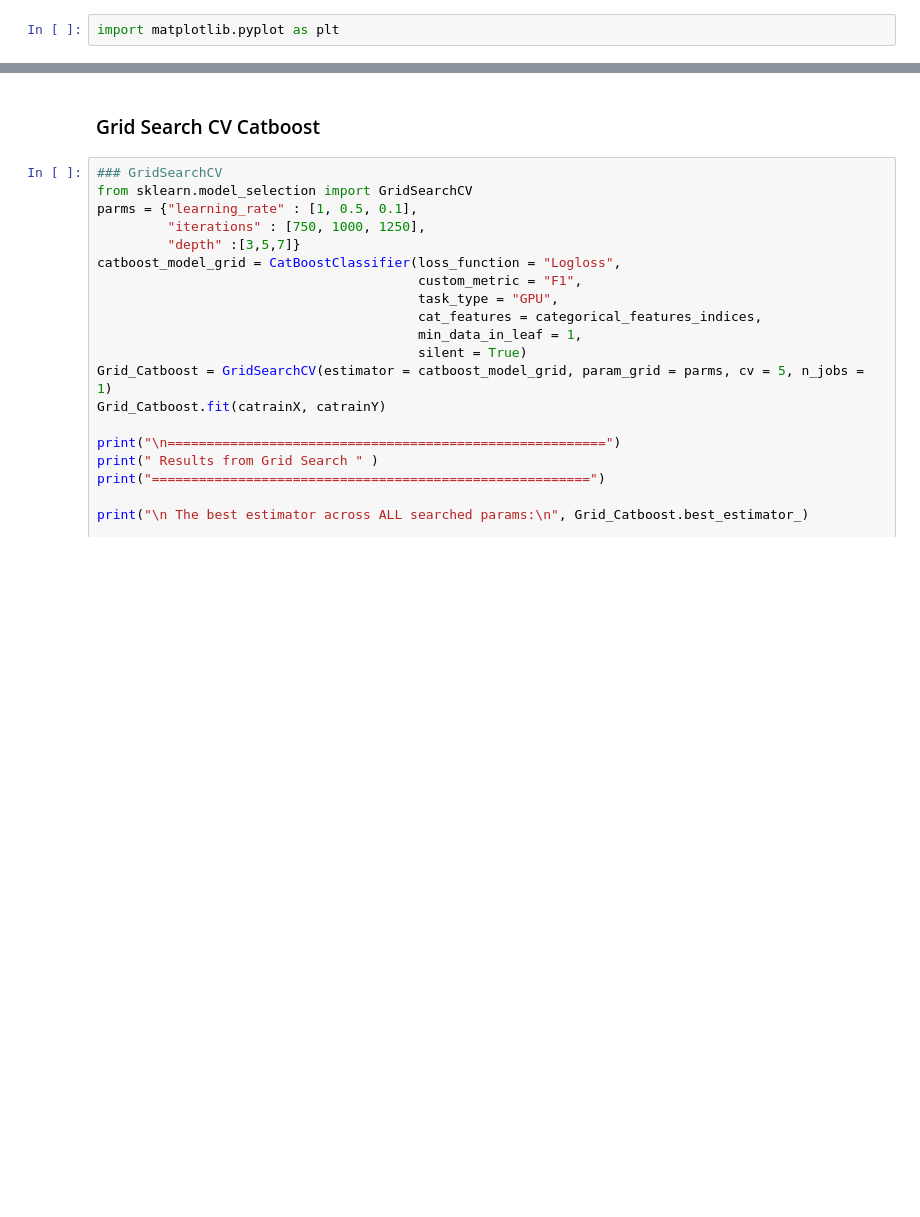
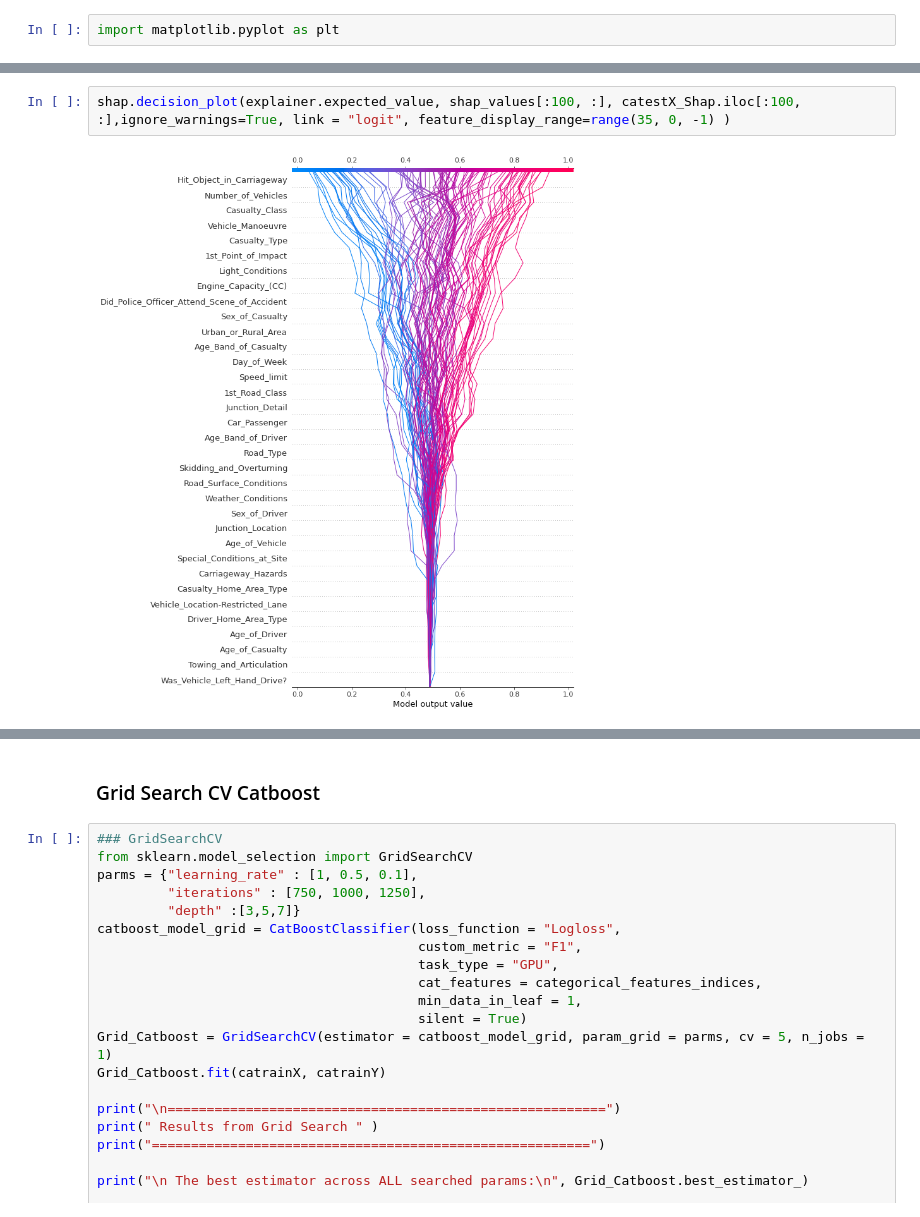
Before and after one commit to ChenTaHung/Business-Data-Analytics, a Jupyter notebook: Business_Data_Analytics_Model_Training.ipynb, the cells around one changed output, grey strips where cells are left out. Cells and saved outputs as stored; diff of their text form; blank space fills up the shorter version.

```diff
--- a/Business_Data_Analytics_Model_Training.ipynb
+++ b/Business_Data_Analytics_Model_Training.ipynb
@@ -318,4 +340,8 @@ shap.force_plot(explainer.expected_value, shap_values[0:100,:], catestX.iloc[0:1
 # %% [output]
 [interactive output not drawn]
 [interactive output not drawn]
+# %%
+shap.decision_plot(explainer.expected_value, shap_values[:100, :], catestX_Shap.iloc[:100, :],ignore_warnings=True, link = "logit", feature_display_range=range(35, 0, -1) )
+# %% [output]
+[figure, added]
 # %%
```
Also changed, not shown: parts of 45 cells of this notebook.
